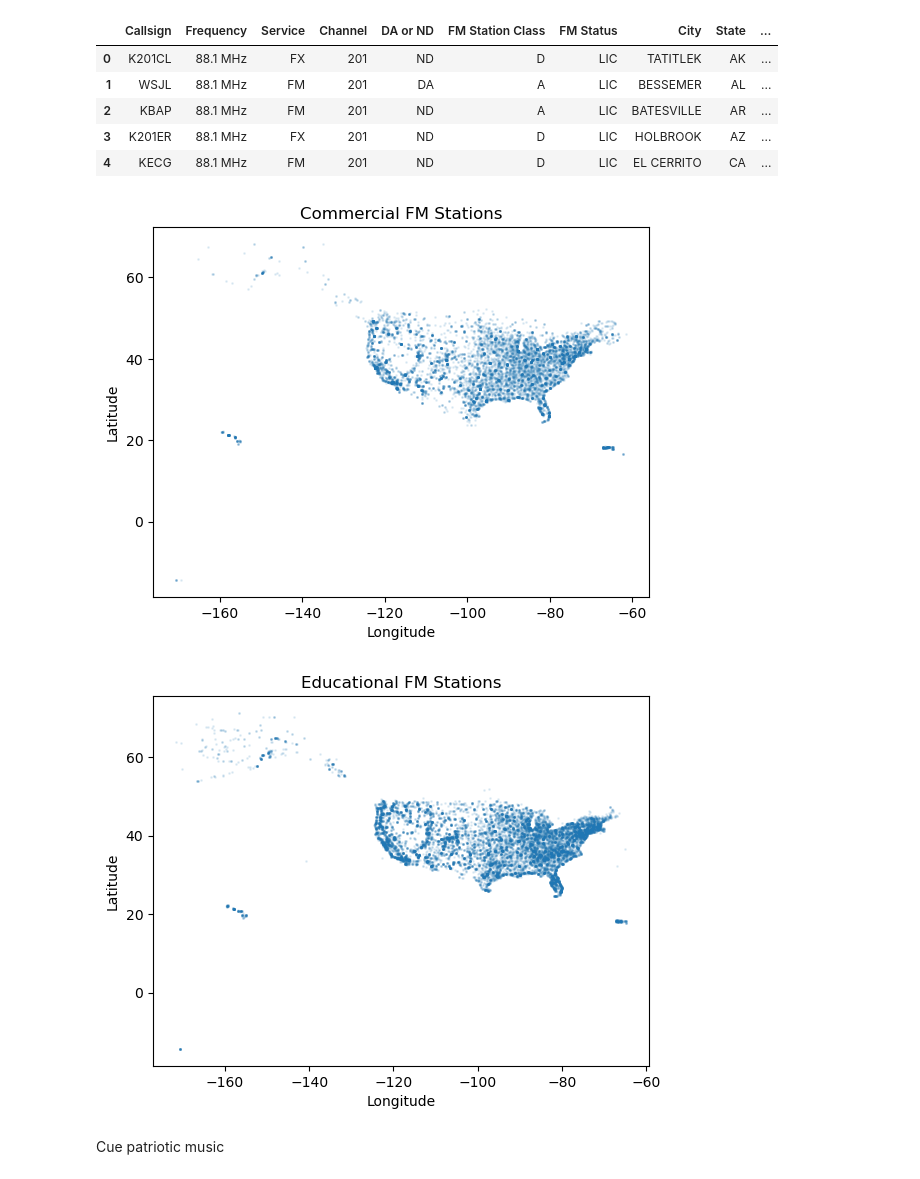
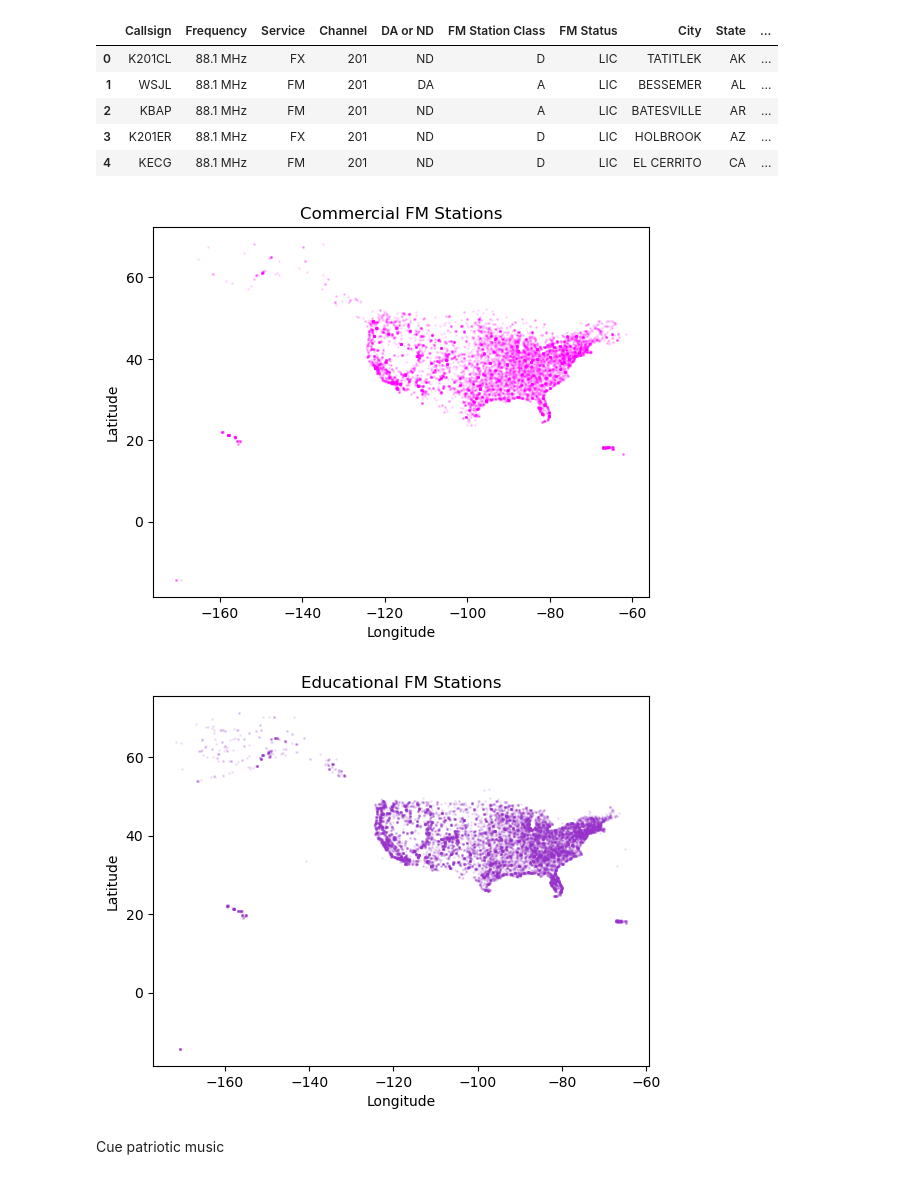
Before and after one commit to seanhulseman/FM-Broadcast-Landscape, a Jupyter notebook: code/radio_landscape_1.ipynb, the cells around one changed output. Saved outputs shown, nothing was run; the diff lists cells and outputs as text; code cells hidden in the pictures.

```diff
--- a/code/radio_landscape_1.ipynb
+++ b/code/radio_landscape_1.ipynb
@@ -250,22 +250,22 @@ commercial.head()
 | 4 | KECG | 88.1 MHz | FM | 201 | ND | D | LIC | EL CERRITO | CA | ... |
 # %%
 # plot only the latitudes > 0 and longitudes < -30
-plt.scatter(commercial[commercial['lon_decimal'] < -30]['lon_decimal'], commercial[commercial['lon_decimal'] < -30 ]['lat_decimal'], alpha=0.1, s=1)
+plt.scatter(commercial[commercial['lon_decimal'] < -30]['lon_decimal'], commercial[commercial['lon_decimal'] < -30 ]['lat_decimal'], alpha=0.1, s=1,c='magenta')
 plt.title('Commercial FM Stations')
 plt.xlabel('Longitude')
 plt.ylabel('Latitude')
 plt.savefig('../images/commercial_fm_stations.png', dpi=300, bbox_inches='tight');
 # %% [output]
-[figure, old version]
+[figure, new version]
 # %%
 # plot only the latitudes > 0 and longitudes < -30
-plt.scatter(edu[edu['lon_decimal'] < -30]['lon_decimal'], edu[edu['lon_decimal'] < -30 ]['lat_decimal'], alpha=0.1, s=1)
+plt.scatter(edu[edu['lon_decimal'] < -30]['lon_decimal'], edu[edu['lon_decimal'] < -30 ]['lat_decimal'], alpha=0.1, s=1, c='darkorchid')
 plt.title('Educational FM Stations')
 plt.xlabel('Longitude')
 plt.ylabel('Latitude')
 plt.savefig('../images/educational_fm_stations.png', dpi=300, bbox_inches='tight');
 # %% [output]
-[figure, old version]
+[figure, new version]
 # %% [markdown]
 Cue patriotic music
 # %%
```
Also changed, not shown: parts of 3 cells of this notebook, 11 other files.
